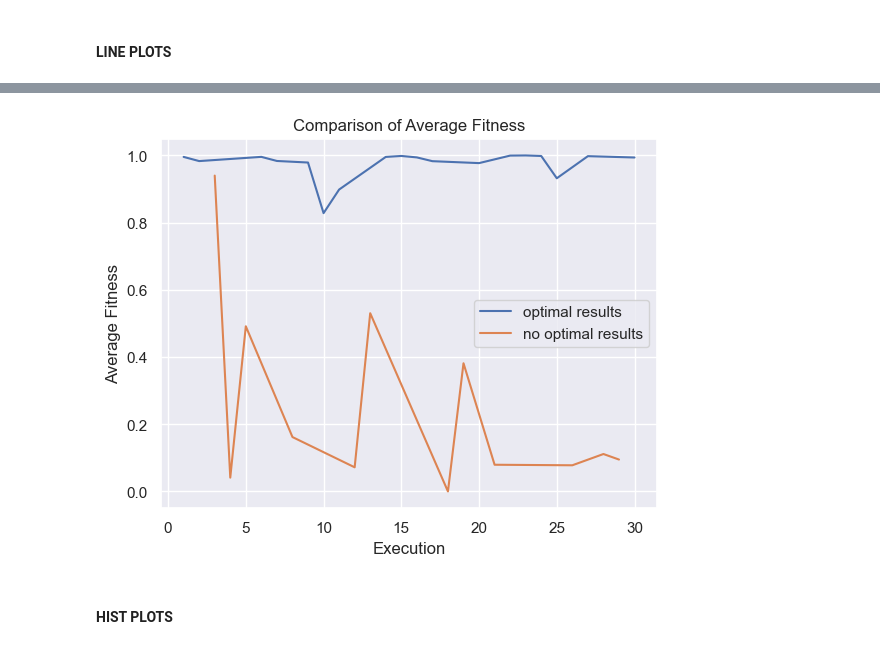
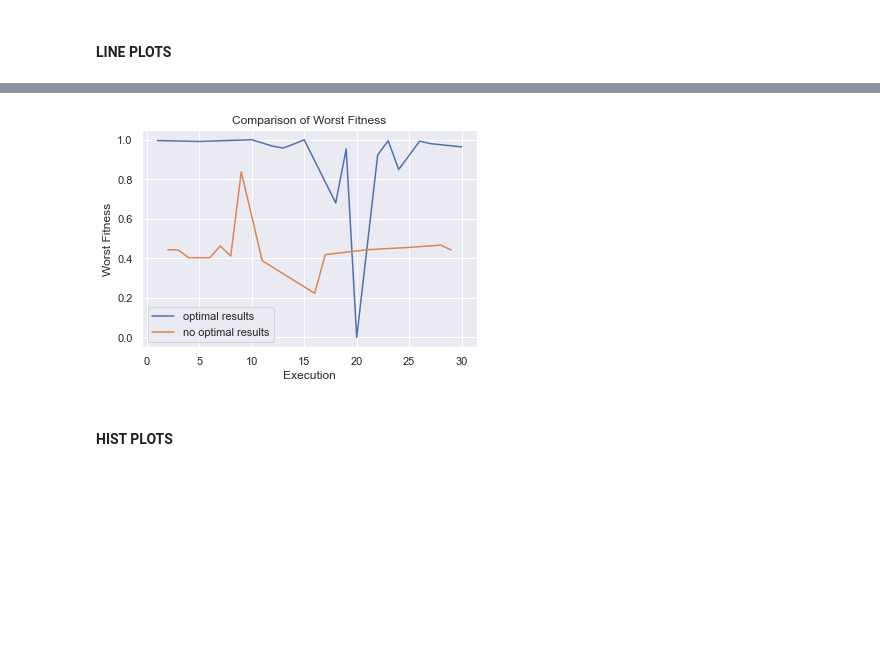
Before and after one commit to almiab1/MUIIAMetaheuristicos, a Jupyter notebook: stats/MetaheuristicStudy.ipynb, the cells around one changed output, grey strips where cells are left out. Saved outputs shown, nothing was run; the diff lists cells and outputs as text; code cells hidden in the pictures; blank space fills up the shorter version.

```diff
--- a/stats/MetaheuristicStudy.ipynb
+++ b/stats/MetaheuristicStudy.ipynb
@@ -90,19 +90,19 @@ plt.show()
 # %%
 sns.set_theme(style="darkgrid")
 
 # Plot the responses for different events and regions
 sns.lineplot(x="exec", y="worstf",data=optimalRes, label="optimal results")
 sns.lineplot(x="exec", y="worstf",data=notOptimalRes, label="no optimal results")
 
 # Add titles to the plot
-plt.title("Comparison of Average Fitness")
+plt.title("Comparison of Worst Fitness")
 plt.xlabel("Execution")
-plt.ylabel("Average Fitness")
+plt.ylabel("Worst Fitness")
 plt.legend()
 
 # Show plot
 plt.show()
 # %% [output]
-[figure, old version]
+[figure, new version]
 # %% [markdown]
 #### HIST PLOTS
```
Also changed, not shown: parts of 3 cells of this notebook, 3 other files.
